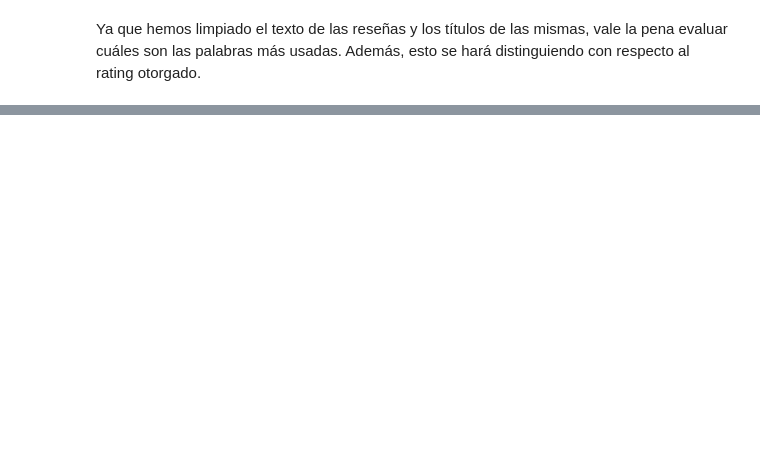
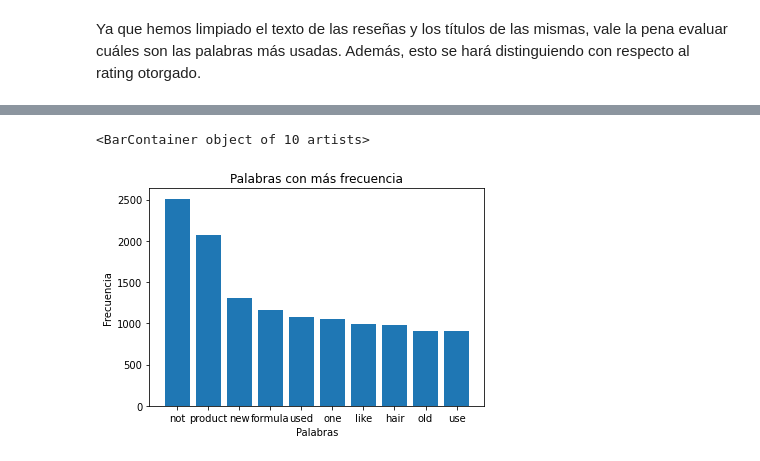
Before and after one commit to javiercarpio57/Sentiment_Analisis, a Jupyter notebook: sentiment_analisis.ipynb, the cells around one changed output, grey strips where cells are left out. Drawn from its saved outputs; the diff is of its cells as text; code cells hidden in the pictures; blank space fills up the shorter version.

```diff
--- a/sentiment_analisis.ipynb
+++ b/sentiment_analisis.ipynb
@@ -111,0 +324,29 @@ rated_5 = data[data['reviews.rating'] == 5]
+# %%
+words_ = words.split()
+counts = Counter(words_)
+
+# función que calcula la cantidad de veces que aparece cada palabra en el dataset.
+def word_counter(cleaned_words):
+    word_counter = {}
+    for word in cleaned_words:
+        if word in word_counter:
+            word_counter[word] += 1
+        else:
+            word_counter[word] = 1
+    return word_counter
+
+word_counter = word_counter(words_)
+
+word_counter_sorted_1 = sorted(word_counter.items(), key=lambda x:x[1],reverse=True)
+
+word_dict_1 = dict(word_counter_sorted_1[0:10])
+# %%
+keys = word_dict_1.keys()
+values = word_dict_1.values()
+plt.title("Palabras con más frecuencia")
+plt.xlabel("Palabras")
+plt.ylabel("Frecuencia")
+plt.bar(keys, values)
+# %% [output]
+<BarContainer object of 10 artists>
+[figure, added]
```
Also changed, not shown: parts of 35 cells of this notebook.
